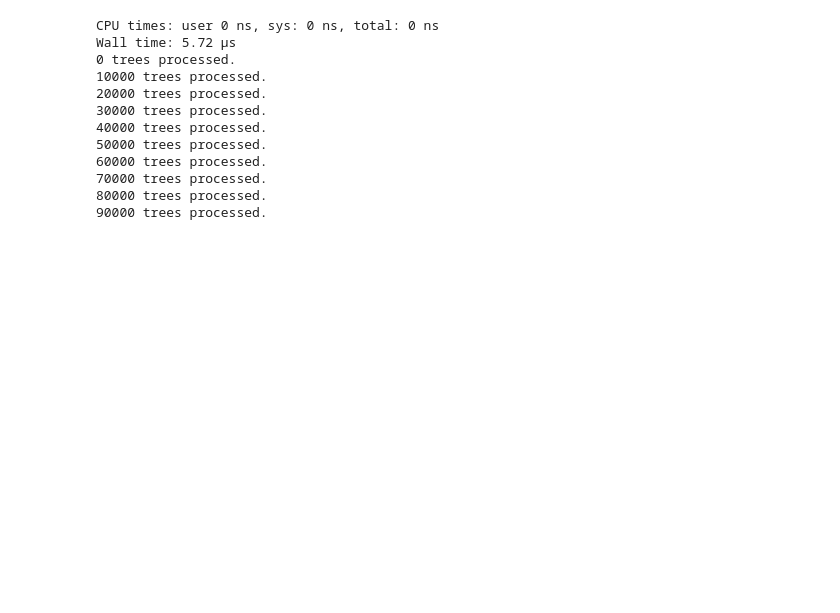
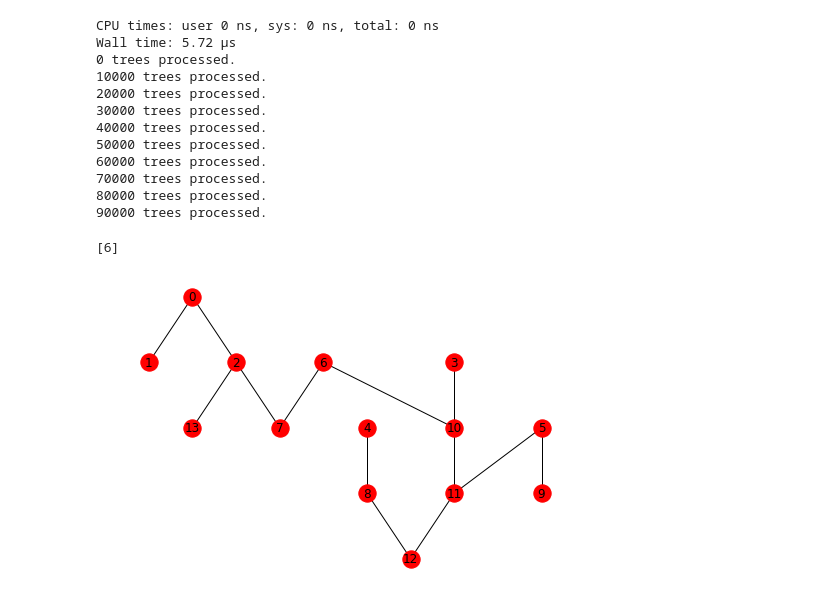
Before and after one commit to zhangyt3/graph-burning, a Jupyter notebook: burning_trees.ipynb, the cells around one changed output. Saved outputs shown, nothing was run; the diff lists cells and outputs as text; code cells hidden in the pictures; blank space fills up the shorter version.

```diff
--- a/burning_trees.ipynb
+++ b/burning_trees.ipynb
@@ -456,0 +483,15 @@ Wall time: 5.72 µs
+# %%
+n = randint(4, 17)
+rand_tree = nx.generators.trees.random_tree(n, seed=randint(0, 213218321321))
+bs = burn_tree_from_center(rand_tree)
+bs
+# %% [output]
+[6]
+# %%
+def draw_tree(tree):
+    pos = nx.nx_pydot.pydot_layout(tree, prog='dot')
+    nx.draw(tree, pos=pos, with_labels=True);
+
+draw_tree(rand_tree)
+# %% [output]
+[figure, added]
```
Also changed, not shown: parts of 3 cells of this notebook, 3 other files.
